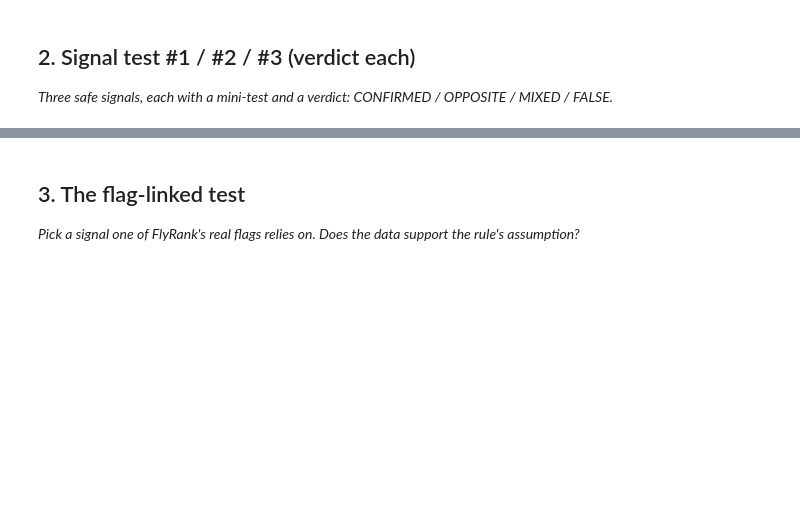
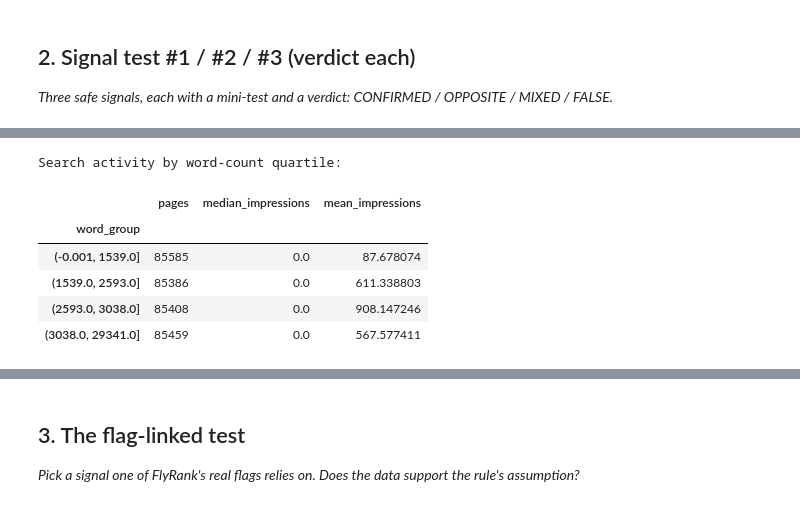
Before and after one commit to prarthanamahesh21-hub/flyrank-ml-internship, a Jupyter notebook: work/notebooks/w04_signal_audit.ipynb, the cells around one changed output, grey strips where cells are left out. Drawn from its saved outputs; the diff is of its cells as text; code cells hidden in the pictures; blank space fills up the shorter version.

```diff
--- a/work/notebooks/w04_signal_audit.ipynb
+++ b/work/notebooks/w04_signal_audit.ipynb
@@ -22,0 +276,31 @@ This skeleton is yours to fill. Work the sections **in order** — each one has
+# %%
+# Signal test #2 — Word count vs search impressions
+
+word_test = (
+    audit_df
+    .dropna(subset=["word_count"])
+    .assign(
+        word_group=pd.qcut(
+            audit_df["word_count"],
+            q=4,
+            duplicates="drop"
+        )
+    )
+    .groupby("word_group", observed=True)
+    .agg(
+        pages=("content_hash_id", "count"),
+        median_impressions=("gsc_impressions_90d", "median"),
+        mean_impressions=("gsc_impressions_90d", "mean")
+    )
+)
+
+print("Search activity by word-count quartile:")
+display(word_test)
+# %% [output]
+Search activity by word-count quartile:
+|  | pages | median_impressions | mean_impressions |
+| word_group |  |  |  |
+| (-0.001, 1539.0] | 85585 | 0.0 | 87.678074 |
+| (1539.0, 2593.0] | 85386 | 0.0 | 611.338803 |
+| (2593.0, 3038.0] | 85408 | 0.0 | 908.147246 |
+| (3038.0, 29341.0] | 85459 | 0.0 | 567.577411 |
```
Also changed, not shown: parts of 22 cells of this notebook.
